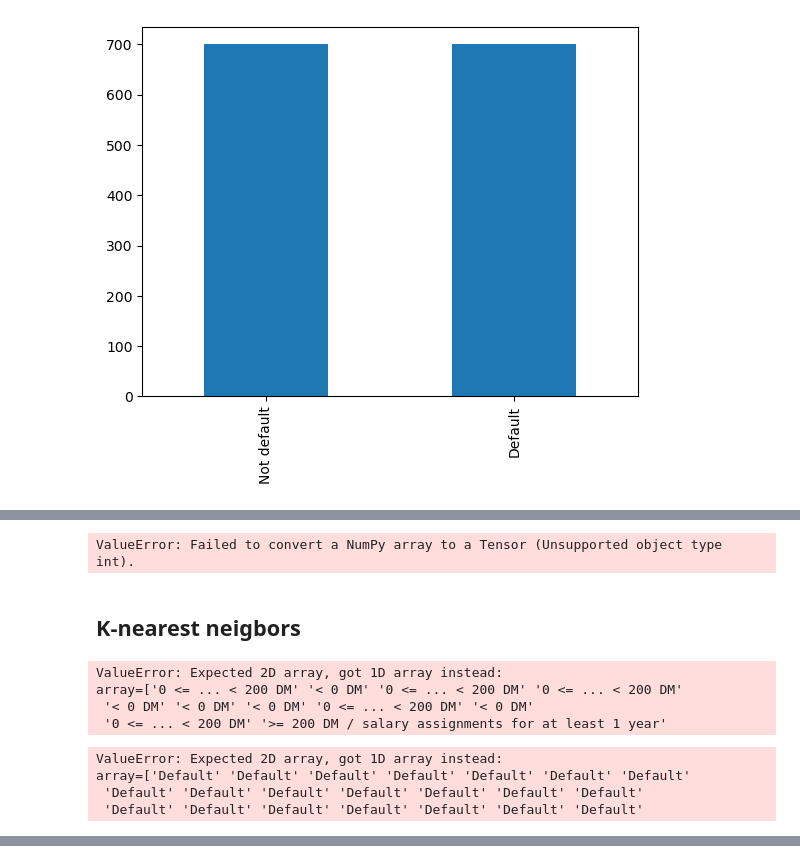
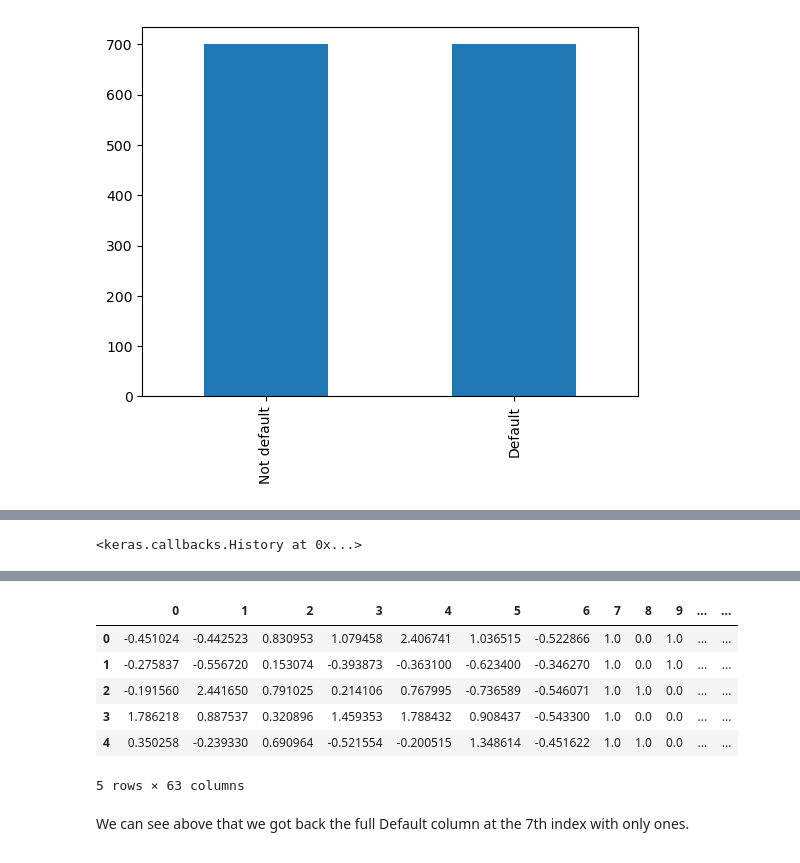
Before and after one commit to arigqt/giskard-examples, a Jupyter notebook: Credit scoring classification model.ipynb, the cells around one changed output, grey strips where cells are left out. Cells and saved outputs as stored; diff of their text form; code cells hidden in the pictures.

```diff
--- a/Credit scoring classification model.ipynb
+++ b/Credit scoring classification model.ipynb
@@ -858,10 +306,2 @@ _________________________________________________________________
 # %%
 vae.compile(optimizer=tensorflow.keras.optimizers.Adam(learning_rate=0.0005), loss=loss_func(encoder_mu, encoder_log_variance))
-# %%
-from sklearn.preprocessing import OrdinalEncoder
-
-encoder = OrdinalEncoder()
-a = columns_to_encode.append('default')
-X_categorical = credit[a]
-# encoder.fit_transform()
-# dfarray = np.array(credit).reshape(-1, credit.shape[1], 1, 1)
@@ -879,8 +317,6 @@ encoder_model (None, 22, 1, 1) float32
 decoder_model (None, 2) float32
 [None, None, None]
 # %%
-vae.fit(dfarray, dfarray, epochs=1000, batch_size=10, shuffle=True)
+vae.fit(dfarray, dfarray, epochs=1000, batch_size=63, shuffle=True, verbose=False)
 # %% [output]
-ValueError: Failed to convert a NumPy array to a Tensor (Unsupported object type int).
+<keras.callbacks.History at 0x...>
-# %% [markdown]
-## K-nearest neigbors
@@ -891,25 +323,20 @@ from sklearn.preprocessing import LabelEncoder, OneHotEncoder
-# %%
-default = credit[credit['default'] == 'Default']
-not_default = credit[credit['default'] == 'Not default']
-
-encoder = OneHotEncoder()
-for i in columns_to_encode:
-
-    default[i] = encoder.fit_transform(default[i])
-
-print(default.shape, not_default.shape)
-
-neighbors = NearestNeighbors(n_neighbors=5, algorithm='ball_tree')
-neighbors.fit(default)
-# %% [output]
-ValueError: Expected 2D array, got 1D array instead:
-array=['0 <= ... < 200 DM' '< 0 DM' '0 <= ... < 200 DM' '0 <= ... < 200 DM'
- '< 0 DM' '< 0 DM' '< 0 DM' '0 <= ... < 200 DM' '< 0 DM'
- '0 <= ... < 200 DM' '>= 200 DM / salary assignments for at least 1 year'
-# %%
-default.default = encoder.fit_transform(default.default)
-# %% [output]
-ValueError: Expected 2D array, got 1D array instead:
-array=['Default' 'Default' 'Default' 'Default' 'Default' 'Default' 'Default'
- 'Default' 'Default' 'Default' 'Default' 'Default' 'Default' 'Default'
- 'Default' 'Default' 'Default' 'Default' 'Default' 'Default' 'Default'
+# %%
+z_sample = np.array([[-1, 0.6]])
+example_predicted = decoder.predict(encoder.predict(dfarray[5:10]))
+
+def replace_categ_values(predicted):
+    threshold = 0.6
+    for i in np.arange(7, predicted.shape[1]):
+        for j in np.arange(predicted.shape[0]):
+            # predicted[j, i, 0, 0] = np.where(predicted[j, i, 0, 0] > 0.6, 1, 0)
+            if predicted[j, i] >= threshold:
+                predicted[j, i] = 1
+            else:
+                predicted[j, i] = 0
+
+
+
+    return predicted[:, :]
+
+pd.DataFrame(replace_categ_values(example_predicted.reshape(-1, 63)))
+# %% [output]
@@ -915,0 +345,9 @@ array=['Default' 'Default' 'Default' 'Default' 'Default' 'Default' 'Default'
+|  | 0 | 1 | 2 | 3 | 4 | 5 | 6 | 7 | 8 | 9 | ... | ... |
+| 0 | -0.451024 | -0.442523 | 0.830953 | 1.079458 | 2.406741 | 1.036515 | -0.522866 | 1.0 | 0.0 | 1.0 | ... | ... |
+| 1 | -0.275837 | -0.556720 | 0.153074 | -0.393873 | -0.363100 | -0.623400 | -0.346270 | 1.0 | 0.0 | 1.0 | ... | ... |
+| 2 | -0.191560 | 2.441650 | 0.791025 | 0.214106 | 0.767995 | -0.736589 | -0.546071 | 1.0 | 1.0 | 0.0 | ... | ... |
+| 3 | 1.786218 | 0.887537 | 0.320896 | 1.459353 | 1.788432 | 0.908437 | -0.543300 | 1.0 | 0.0 | 0.0 | ... | ... |
+| 4 | 0.350258 | -0.239330 | 0.690964 | -0.521554 | -0.200515 | 1.348614 | -0.451622 | 1.0 | 1.0 | 0.0 | ... | ... |
+5 rows × 63 columns
+# %% [markdown]
+We can see above that we got back the full Default column at the 7th index with only ones.
```
Also changed, not shown: parts of 58 cells of this notebook.
